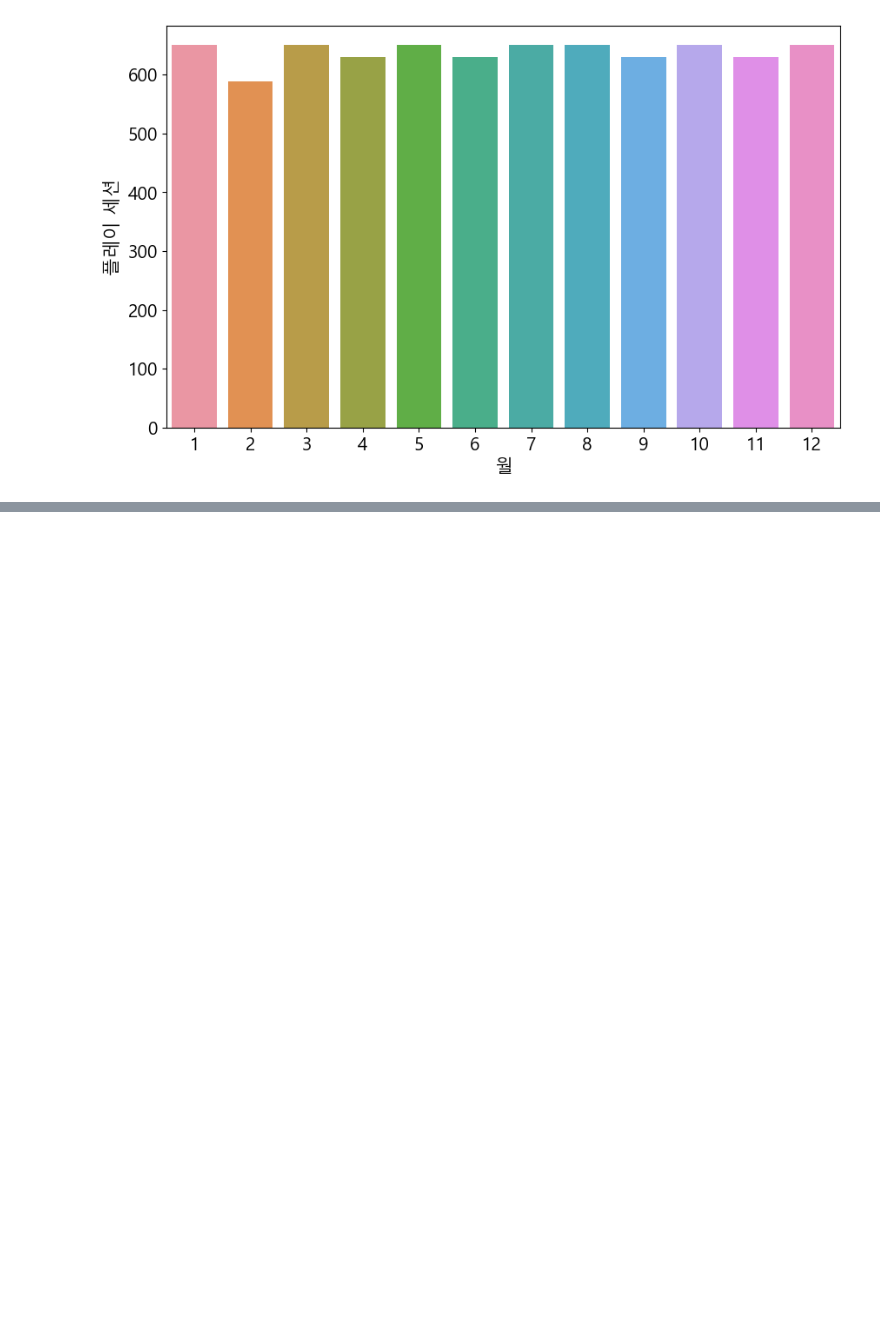
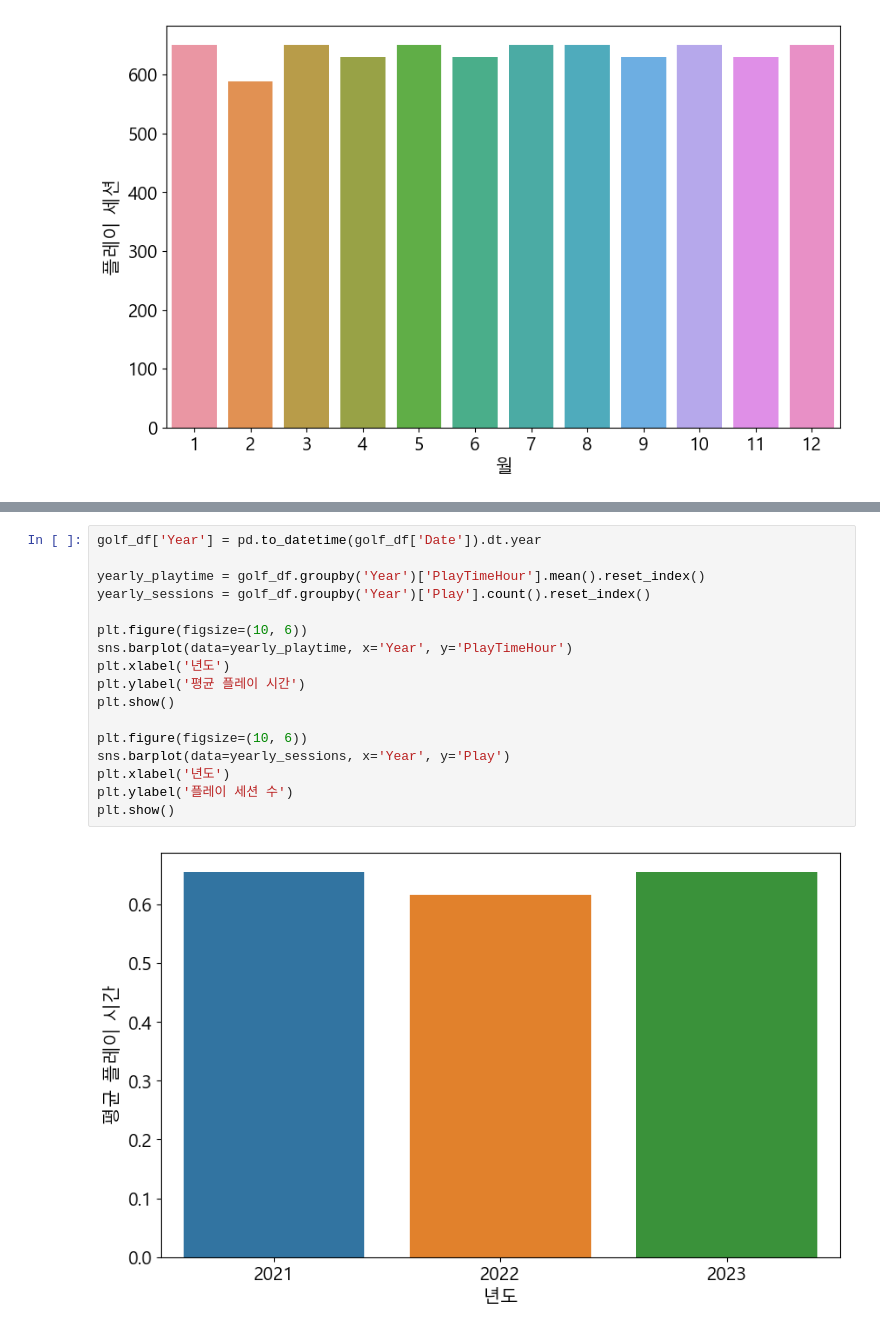
Before and after one commit to berryperi/-, a Jupyter notebook: golf/golf.ipynb, the cells around one changed output, grey strips where cells are left out. Saved outputs shown, nothing was run; the diff lists cells and outputs as text; blank space fills up the shorter version.

```diff
--- a/golf/golf.ipynb
+++ b/golf/golf.ipynb
@@ -192,0 +234,19 @@ plt.show()
+# %%
+golf_df['Year'] = pd.to_datetime(golf_df['Date']).dt.year
+
+yearly_playtime = golf_df.groupby('Year')['PlayTimeHour'].mean().reset_index()
+yearly_sessions = golf_df.groupby('Year')['Play'].count().reset_index()
+
+plt.figure(figsize=(10, 6))
+sns.barplot(data=yearly_playtime, x='Year', y='PlayTimeHour')
+plt.xlabel('년도')
+plt.ylabel('평균 플레이 시간')
+plt.show()
+
+plt.figure(figsize=(10, 6))
+sns.barplot(data=yearly_sessions, x='Year', y='Play')
+plt.xlabel('년도')
+plt.ylabel('플레이 세션 수')
+plt.show()
+# %% [output]
+[figure, added]
```
Also changed, not shown: parts of 9 cells of this notebook.
